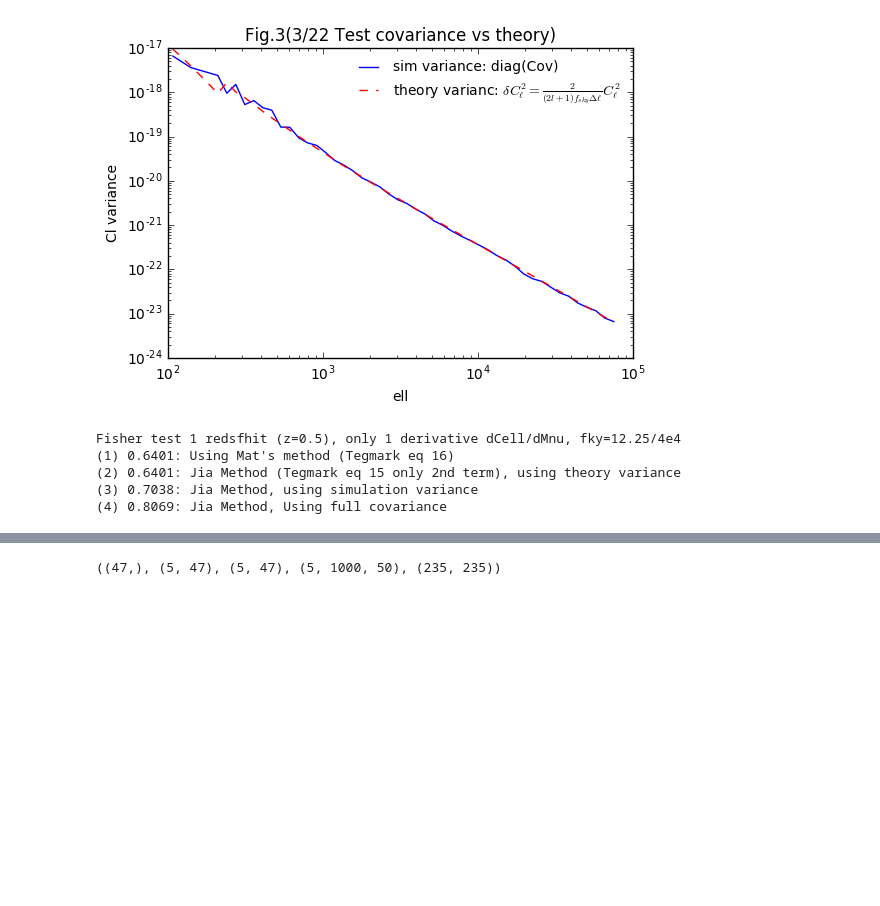
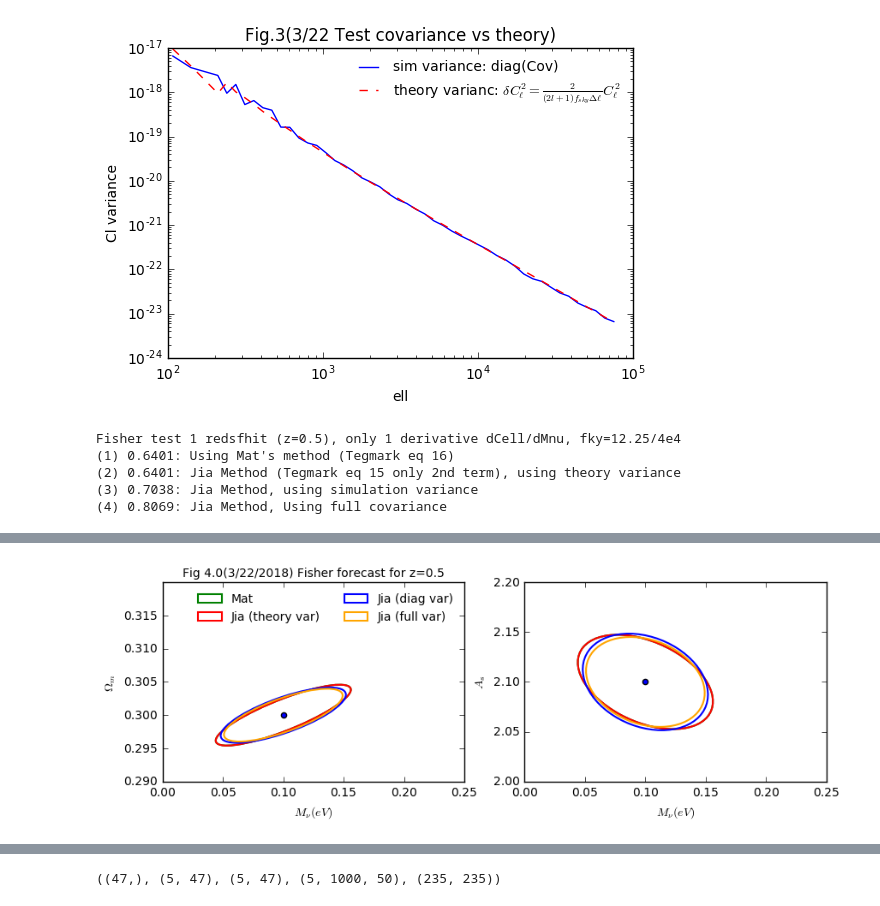
Before and after one commit to liuxx479/fisher, a Jupyter notebook: fisher.ipynb, the cells around one changed output, grey strips where cells are left out. Drawn from its saved outputs; the diff is of its cells as text; code cells hidden in the pictures; blank space fills up the shorter version.

Commit message:
fisher for individual 5 redshift bins

```diff
--- a/fisher.ipynb
+++ b/fisher.ipynb
@@ -280,30 +294,70 @@ Fisher test 1 redsfhit (z=0.5), only 1 derivative dCell/dMnu, fky=12.25/4e4
 ###### now move on to 3 parameters
 Ferr = lambda Fisher_mat: real(sqrt(mat(Fisher_mat).I)[[0,1,2],[0,1,2]])
 Ferr_diag = lambda Fisher_mat: real(1/sqrt(diag(Fisher_mat)))
+fsim = 3.5**2/4e4
 #weight_mat = 0.5*(2*ellF+1)*fsim*dell
 
-dd_arr = [id1, id2, id3]
-F_matz05 = zeros(shape=(3,3))
-F_jiadiagTz05 = zeros(shape=(3,3))
-F_jiadiagz05 = zeros(shape=(3,3))
-F_jiafullz05 = zeros(shape=(3,3))
-for i in range(3):
-    for j in range(3):
-        dA = dd_arr[i]
-        dB = dd_arr[j]
-        F_matz05 [i,j] = sum(weight_mat *dA*dB/iCl**2)
-        Mij = mat(dA).T*mat(dB) + mat(dB).T*mat(dA)
-        F_jiadiagTz05 [i,j]= 0.5*trace(iCovdiagTI*Mij)
-        F_jiadiagz05 [i,j]= 0.5*trace(iCovdiagI*Mij)
-        F_jiafullz05 [i,j]= 0.5*trace(iCovI* Mij)
+for nn in range(5):
+    id1, id2, id3 = ddF[0][nn], ddF[1][nn], ddF[2][nn] ## ddF shape (3, 5, 47)
+    iCl = squeeze(ps_fidu_avg[nn,idx])## shape (5, 50)
 
-Flist = array( [F_matz05, F_jiadiagTz05, F_jiadiagz05, F_jiazfull05]) / (12.5/2e4)
-Ferr_out = ([Ferr(imat) for imat in Flist])
-print '''Fisher test 1 redsfhit (z=0.5), only 1 derivative dCell/dMnu, fky= 0.5
-(1) %s: Using Mat's method (Tegmark eq 16)
-(2) %s: Jia Method (Tegmark eq 15 only 2nd term), using theory variance
-(3) %s: Jia Method, using simulation variance
-(4) %s: Jia Method, Using full covariance
-'''% (Ferr_out[0], Ferr_out[1], Ferr_out[2], Ferr_out[3])
+    iCov = cov(squeeze(ps_fidu[nn,:,idx]),rowvar=1) # ps+fidu shape (5, 1000, 50), iCov shape (47, 47)
+    iCov_diag = zeros(shape=iCov.shape)
+    iCov_diag[diag_indices(len(id1))] = diag(iCov)
+    iCov_diagT = zeros(shape=iCov.shape)
+    iCov_diagT[diag_indices(len(id1))] = 2/((2*ellF+1)*fsim*dell)*iCl**2
+
+    iCovI = mat(iCov).I
+    iCovdiagI = mat(iCov_diag).I
+    iCovdiagTI = mat(iCov_diagT).I
+
+    dd_arr = [id1, id2, id3]
+    F_matz05 = zeros(shape=(3,3))
+    F_jiadiagTz05 = zeros(shape=(3,3))
+    F_jiadiagz05 = zeros(shape=(3,3))
+    F_jiafullz05 = zeros(shape=(3,3))
+    for i in range(3):
+        for j in range(3):
+            dA = dd_arr[i]
+            dB = dd_arr[j]
+            F_matz05 [i,j] = sum(weight_mat *dA*dB/iCl**2)
+            Mij = mat(dA).T*mat(dB) + mat(dB).T*mat(dA)
+            F_jiadiagTz05 [i,j]= 0.5*trace(iCovdiagTI*Mij)
+            F_jiadiagz05 [i,j]= 0.5*trace(iCovdiagI*Mij)
+            F_jiafullz05 [i,j]= 0.5*trace(iCovI* Mij)
+
+    Flist = array( [F_matz05, F_jiadiagTz05, F_jiadiagz05, F_jiafullz05]) / (12.5/2e4)
+    Ferr_out = ([Ferr(imat) for imat in Flist])
+    print '''Fisher test 1 redsfhit (z=0.5), only 1 derivative dCell/dMnu, fky= 0.5
+    (1) %s: Using Mat's method (Tegmark eq 16)
+    (2) %s: Jia Method (Tegmark eq 15 only 2nd term), using theory variance
+    (3) %s: Jia Method, using simulation variance
+    (4) %s: Jia Method, Using full covariance
+    '''% (Ferr_out[0], Ferr_out[1], Ferr_out[2], Ferr_out[3])
+
+
+    f, (ax1,ax2) = subplots(1,2,figsize=(10,3))
+    ax1.scatter(0.1, 0.3)
+    ax2.scatter(0.1, 2.1)
+
+    jjj=0
+    labels=['Mat','Jia (theory var)', 'Jia (diag var)', 'Jia (full var)']
+    for iF in Flist:
+        icolor=['g','r','b','orange'][jjj]
+        ilabel=labels[jjj]
+        plotEllipse([0.1, 0.3], mat(iF).I[[0,1],:][:,[0,1]] ,icolor,'solid',ilabel,ax1)
+        plotEllipse([0.1, 2.1], mat(iF).I[[0,2],:][:,[0,2]] ,icolor,'solid',ilabel,ax2)
+        jjj+=1
+    ax1.set_xlim(0.0,0.25)
+    ax1.set_ylim(0.29,0.32)
+    ax2.set_xlim(0.0,0.25)
+    ax2.set_ylim(2,2.2)
+    ax1.set_xlabel(r'$M_\nu(eV)$')
+    ax1.set_ylabel(r'$\Omega_m$')
+    ax2.set_xlabel(r'$M_\nu(eV)$')
+    ax2.set_ylabel(r'$A_s$')
+    ax1.legend(fontsize=10,frameon=0,ncol=2)
+    ax1.set_title('Fig 4.%i(3/22/2018) Fisher forecast for z=%s'%(nn,z_source[nn]),fontsize=10)
+    show()
 # %% [output]
 Fisher test 1 redsfhit (z=0.5), only 1 derivative dCell/dMnu, fky= 0.5
@@ -313,0 +368 @@ Fisher test 1 redsfhit (z=0.5), only 1 derivative dCell/dMnu, fky= 0.5
+[figure, added]
```
Also changed, not shown: parts of 6 cells of this notebook.
